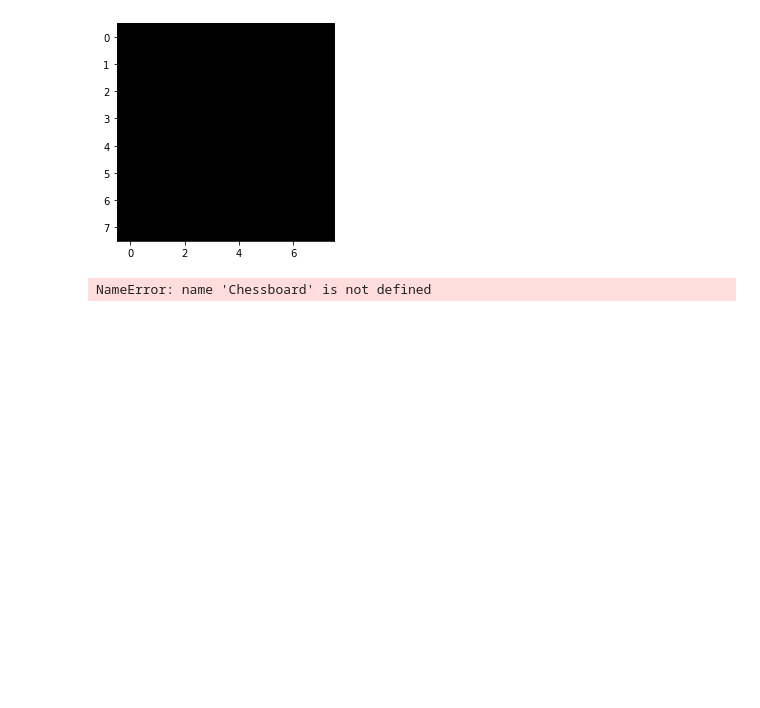
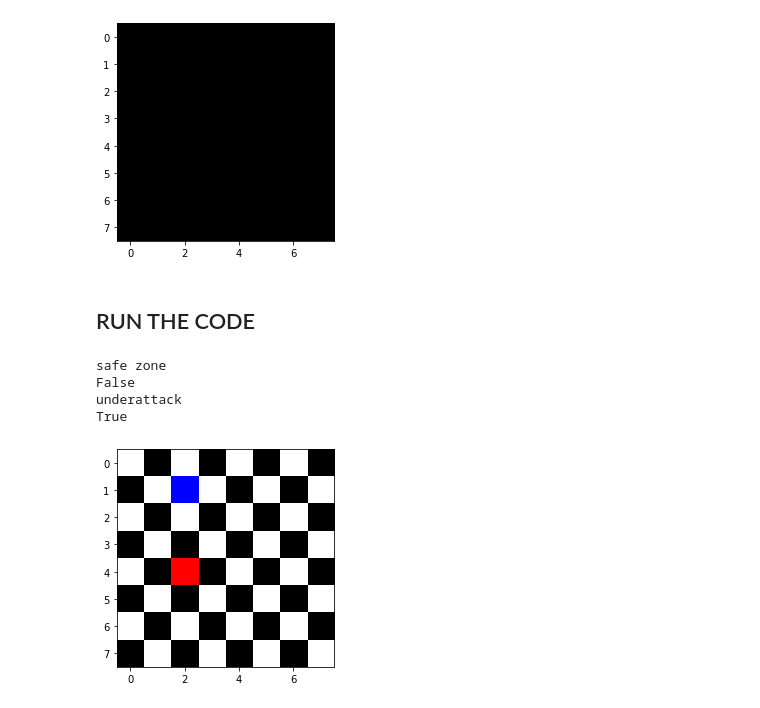
Before and after one commit to Omardyab/chess-board, a Jupyter notebook: chess_board.ipynb, the cells around one changed output. Cells and saved outputs as stored; diff of their text form; code cells hidden in the pictures; blank space fills up the shorter version.

```diff
--- a/chess_board.ipynb
+++ b/chess_board.ipynb
@@ -8,20 +12,53 @@ plot.imshow(grid)
 # %% [output]
 <matplotlib.image.AxesImage at 0x...>
 [figure]
-# %%
-
-class Chessboard:
-   def __init__(self):
-      self.grid1 = np.ones((8,8,3),np.float64)
-      for col in range(8):
-         for row in range(8):
-               div = 0 if div else 1
-               if row % 2 == div and col % 2 == div:
-                  self.grid1[col][row] = np.array(0,0,0)
-   def render(self):
-      plot.imshow(self,grid)
-
-   gridchess=Chessboard()
-   gridchess.reder()
-# %% [output]
-NameError: name 'Chessboard' is not defined
+# %%
+
+class ChessBoard:
+    def __init__(self):
+      #  set all values to zero chess will be black
+      self.grid = np.zeros((8,8,3))
+      # set every even row and even col values to ones and those will be white
+    #   [0,0]=>white  [2,2]=>white  ...  [6,6]=> white
+      self.grid[0::2,0::2] = (1,1,1)
+    #   [1,1]=>white [3,3]=>white  ...[7,7]=> white
+      self.grid[1::2,1::2] = (1,1,1)
+      self.red=[]
+      self.blue=[]
+
+    def render(self):
+        plot.imshow(self.grid)
+
+    def add_red(self,row,col):
+        self.grid[row,col]=[1,0,0]
+        self.red=[row,col]
+
+    def add_blue(self,row,col):
+        self.grid[row,col]=[0,0,1]
+        self.blue=[row,col]
+    def is_under_attack(self):
+        if self.blue[0]==self.red[0] or self.blue[1]==self.red[1] or abs(self.blue[1]-self.red[1])== abs(self.blue[0]-self.red[0]):
+            print("underattack")
+            return True
+        else:
+            print("safe zone")
+            return False
+# %% [markdown]
+## RUN THE CODE
+# %%
+B1=ChessBoard()
+B1.add_blue(5,2)
+B1.add_red(4,4)
+print(B1.is_under_attack())
+B1.render()
+B2=ChessBoard()
+B2.add_blue(1,2)
+B2.add_red(4,2)
+print(B2.is_under_attack())
+B2.render()
+# %% [output]
+safe zone
+False
+underattack
+True
+[figure, added]
```
Also changed, not shown: parts of 10 cells of this notebook.
